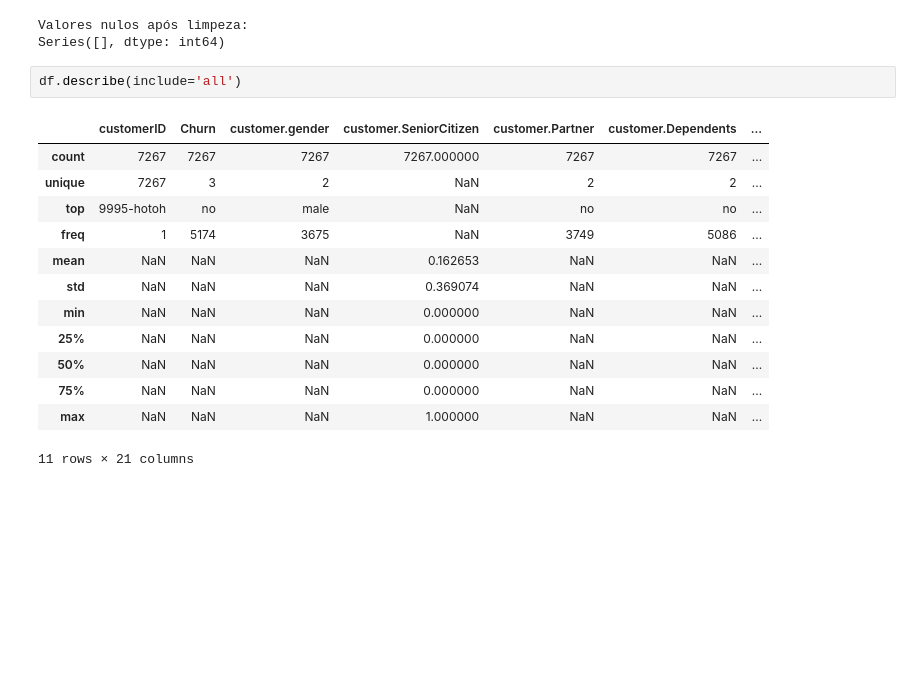
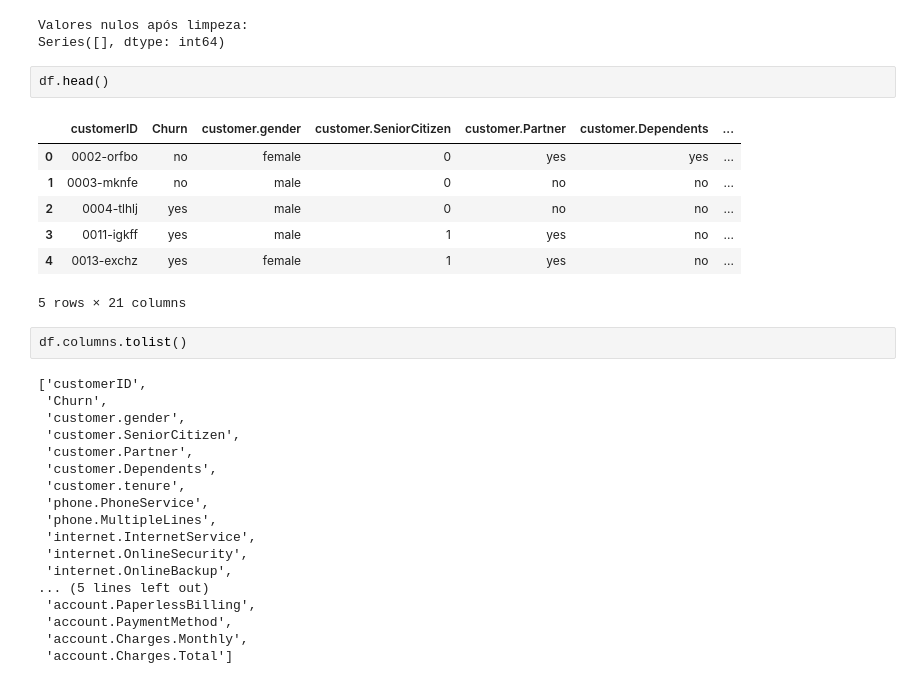
Before and after one commit to DuillesAD/Challenge-Telecon-X-analise-de-dados, a Jupyter notebook: Challenge_Telecon_X_analise_de_dados.ipynb, the cells around one changed output. Drawn from its saved outputs; the diff is of its cells as text; blank space fills up the shorter version.

```diff
--- a/Challenge_Telecon_X_analise_de_dados.ipynb
+++ b/Challenge_Telecon_X_analise_de_dados.ipynb
@@ -123,19 +123,33 @@ print(df.isnull().sum()[df.isnull().sum() > 0])
 # %% [output]
 Valores nulos após limpeza:
 Series([], dtype: int64)
-# %%
-df.describe(include='all')
-# %% [output]
-|  | customerID | Churn | customer.gender | customer.SeniorCitizen | customer.Partner | customer.Dependents | ... |
-| count | 7267 | 7267 | 7267 | 7267.000000 | 7267 | 7267 | ... |
-| unique | 7267 | 3 | 2 | NaN | 2 | 2 | ... |
-| top | 9995-hotoh | no | male | NaN | no | no | ... |
-| freq | 1 | 5174 | 3675 | NaN | 3749 | 5086 | ... |
-| mean | NaN | NaN | NaN | 0.162653 | NaN | NaN | ... |
-| std | NaN | NaN | NaN | 0.369074 | NaN | NaN | ... |
-| min | NaN | NaN | NaN | 0.000000 | NaN | NaN | ... |
-| 25% | NaN | NaN | NaN | 0.000000 | NaN | NaN | ... |
-| 50% | NaN | NaN | NaN | 0.000000 | NaN | NaN | ... |
-| 75% | NaN | NaN | NaN | 0.000000 | NaN | NaN | ... |
-| max | NaN | NaN | NaN | 1.000000 | NaN | NaN | ... |
-11 rows × 21 columns
+# %%
+df.head()
+# %% [output]
+|  | customerID | Churn | customer.gender | customer.SeniorCitizen | customer.Partner | customer.Dependents | ... |
+| 0 | 0002-orfbo | no | female | 0 | yes | yes | ... |
+| 1 | 0003-mknfe | no | male | 0 | no | no | ... |
+| 2 | 0004-tlhlj | yes | male | 0 | no | no | ... |
+| 3 | 0011-igkff | yes | male | 1 | yes | no | ... |
+| 4 | 0013-exchz | yes | female | 1 | yes | no | ... |
+5 rows × 21 columns
+# %%
+df.columns.tolist()
+# %% [output]
+['customerID',
+ 'Churn',
+ 'customer.gender',
+ 'customer.SeniorCitizen',
+ 'customer.Partner',
+ 'customer.Dependents',
+ 'customer.tenure',
+ 'phone.PhoneService',
+ 'phone.MultipleLines',
+ 'internet.InternetService',
+ 'internet.OnlineSecurity',
+ 'internet.OnlineBackup',
+... (5 lines left out)
+ 'account.PaperlessBilling',
+ 'account.PaymentMethod',
+ 'account.Charges.Monthly',
+ 'account.Charges.Total']
```
Also changed, not shown: parts of 1 cell of this notebook.
